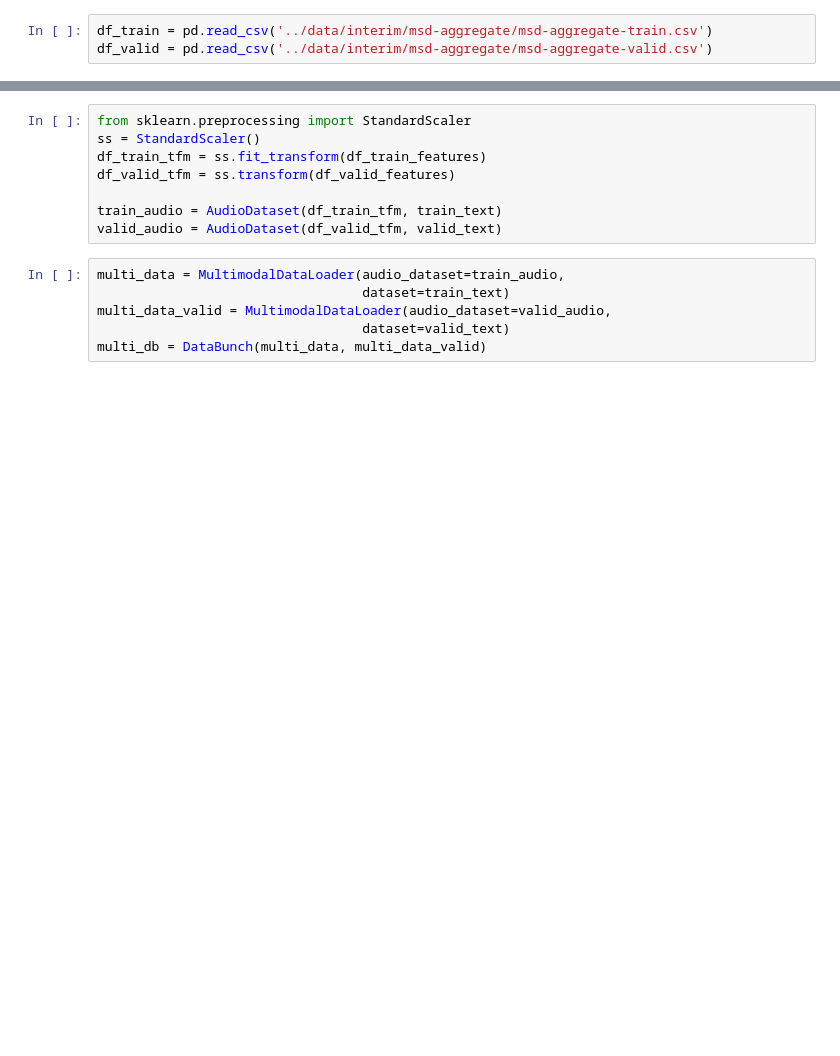
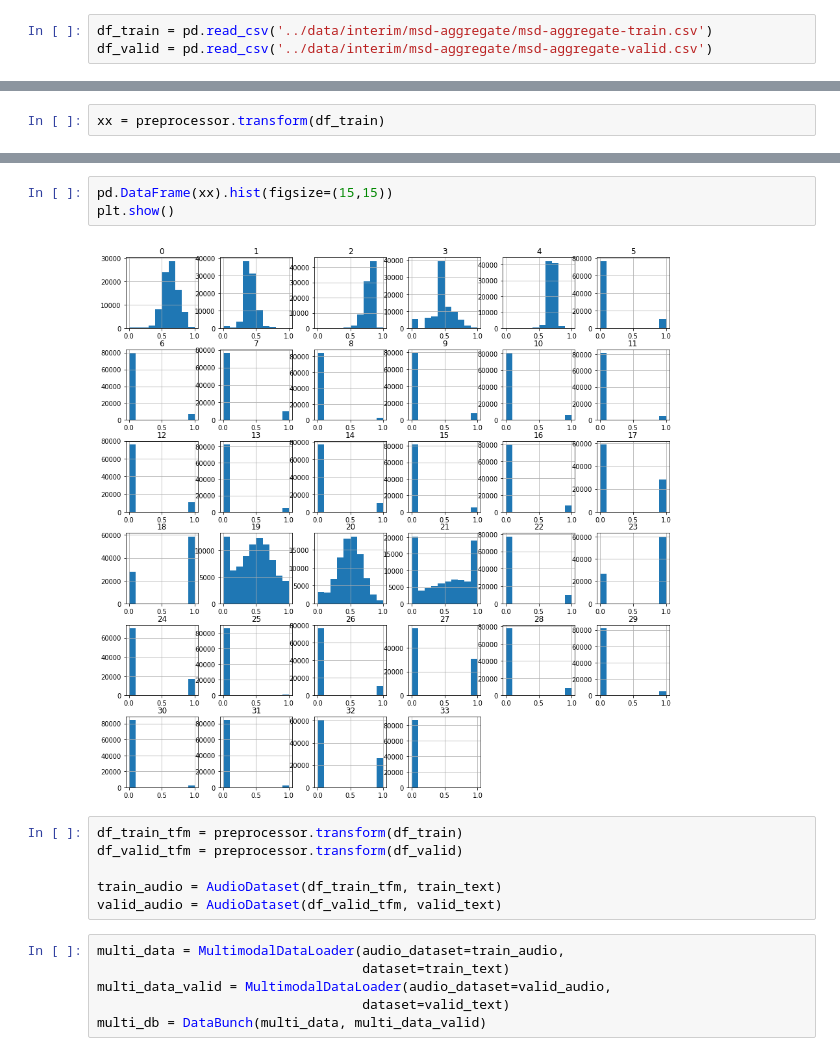
Before and after one commit to jrosenfeld13/capstone-deep-lyrics, a Jupyter notebook: notebooks/3.4-ULMFiT-MM-108k.ipynb, the cells around one changed output, grey strips where cells are left out. Saved outputs shown, nothing was run; the diff lists cells and outputs as text; blank space fills up the shorter version.

```diff
--- a/notebooks/3.4-ULMFiT-MM-108k.ipynb
+++ b/notebooks/3.4-ULMFiT-MM-108k.ipynb
@@ -119,0 +220,2 @@ df_valid_features = df_valid[['log_duration', 'loudness', 'song_hot', 'tempo']]
+# %%
+xx = preprocessor.transform(df_train)
@@ -120,8 +255,11 @@ df_valid_features = df_valid[['log_duration', 'loudness', 'song_hot', 'tempo']]
+# %%
+pd.DataFrame(xx).hist(figsize=(15,15))
+plt.show()
+# %% [output]
+[figure, added]
 # %%
-from sklearn.preprocessing import StandardScaler
-ss = StandardScaler()
-df_train_tfm = ss.fit_transform(df_train_features)
-df_valid_tfm = ss.transform(df_valid_features)
+df_train_tfm = preprocessor.transform(df_train)
+df_valid_tfm = preprocessor.transform(df_valid)
 
 train_audio = AudioDataset(df_train_tfm, train_text)
 valid_audio = AudioDataset(df_valid_tfm, valid_text)
```
Also changed, not shown: parts of 12 cells of this notebook, 1 other file.
